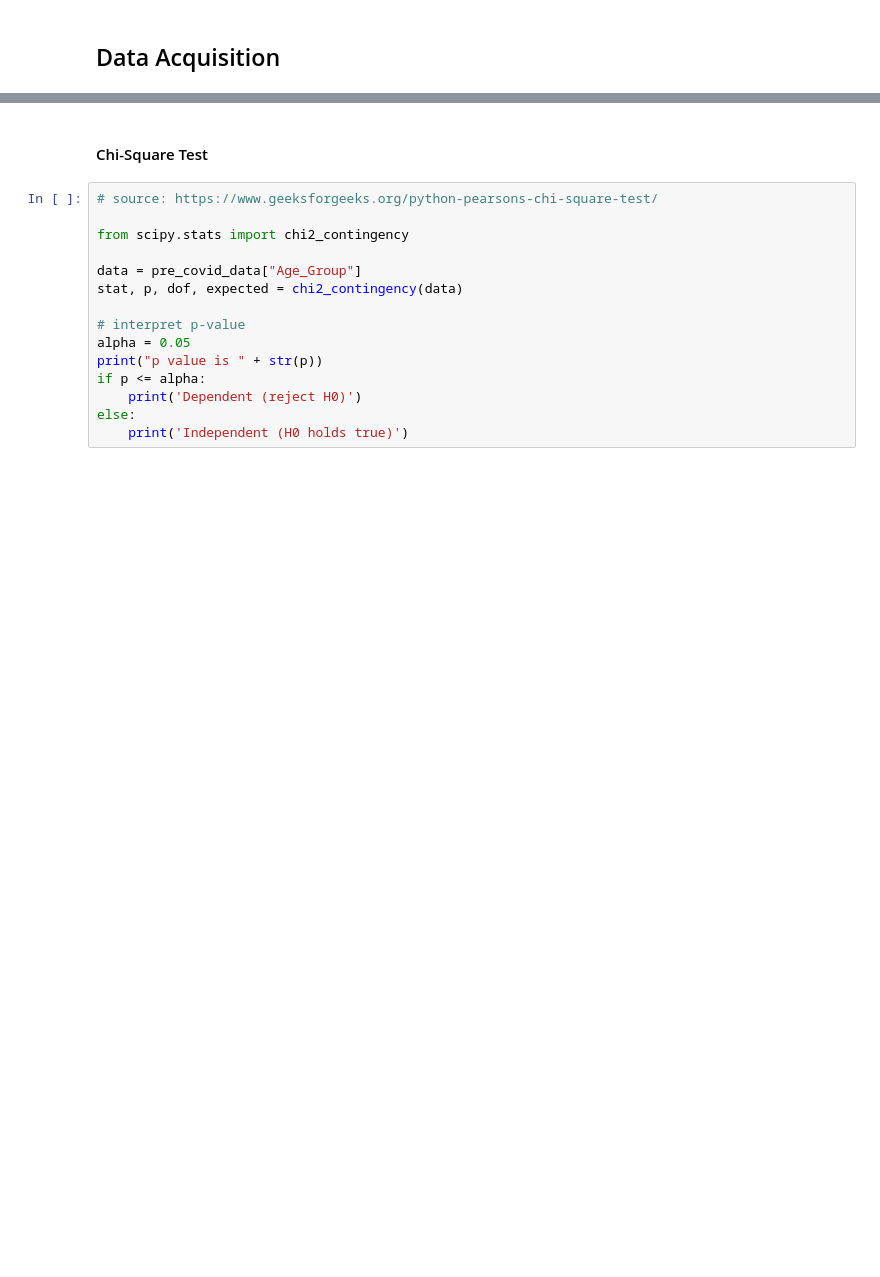
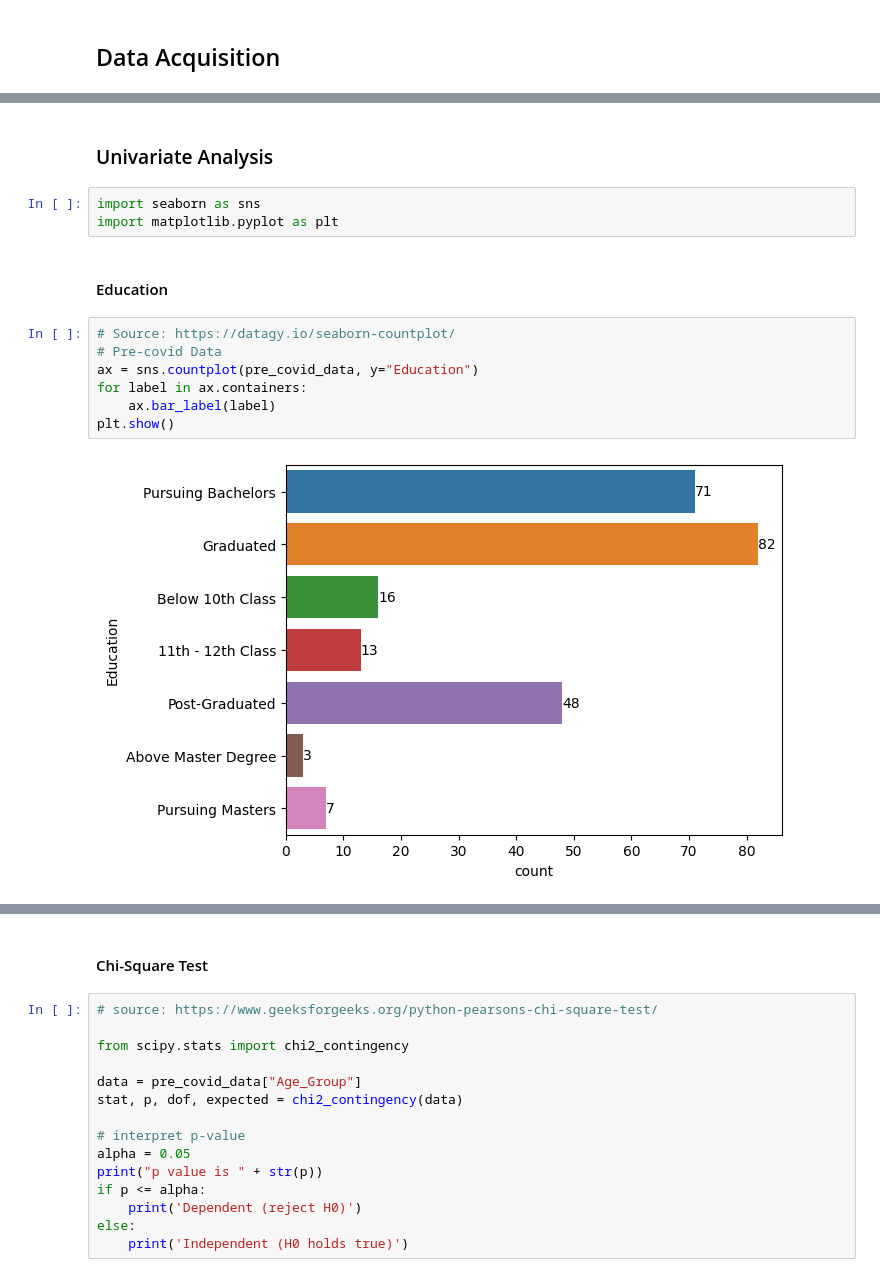
Before and after one commit to NehaKoppikar/OnlineShopping_ResearchPaper, a Jupyter notebook: Analysis_OnlineShopping_ResearchPaper.ipynb, the cells around one changed output, grey strips where cells are left out. Saved outputs shown, nothing was run; the diff lists cells and outputs as text; blank space fills up the shorter version.

```diff
--- a/Analysis_OnlineShopping_ResearchPaper.ipynb
+++ b/Analysis_OnlineShopping_ResearchPaper.ipynb
@@ -71,3 +73,19 @@ Data columns (total 14 columns):
  13  Age_Group                                                                       196 non-null    float64
 dtypes: float64(1), object(13)
 memory usage: 21.6+ KB
+# %% [markdown]
+### Univariate Analysis
+# %%
+import seaborn as sns
+import matplotlib.pyplot as plt
+# %% [markdown]
+#### Education
+# %%
+# Source: https://datagy.io/seaborn-countplot/
+# Pre-covid Data
+ax = sns.countplot(pre_covid_data, y="Education")
+for label in ax.containers:
+    ax.bar_label(label)
+plt.show()
+# %% [output]
+[figure, added]
```
Also changed, not shown: parts of 17 cells of this notebook.
